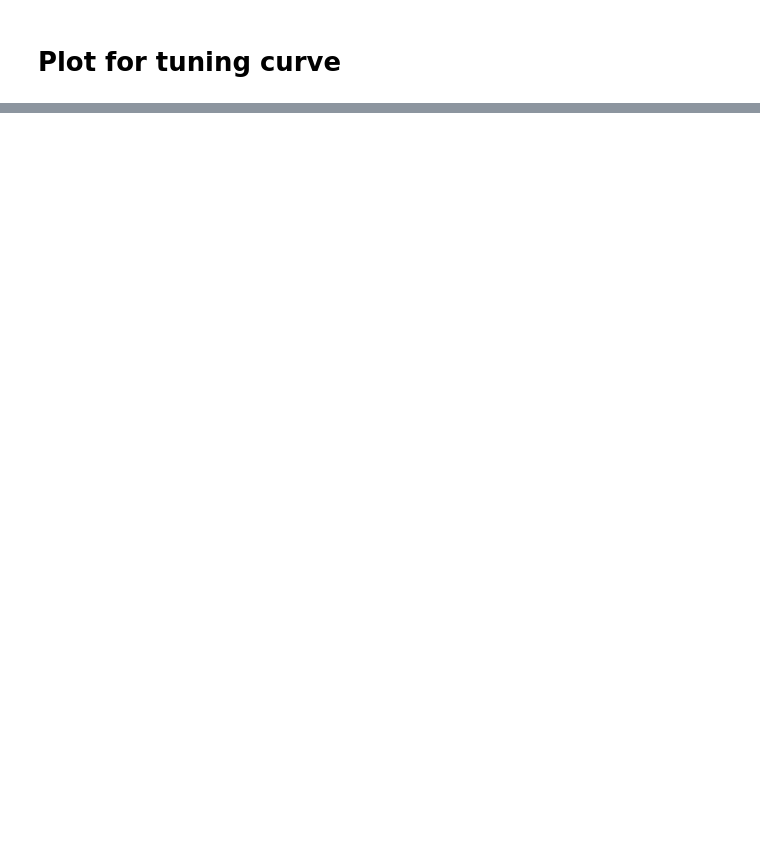
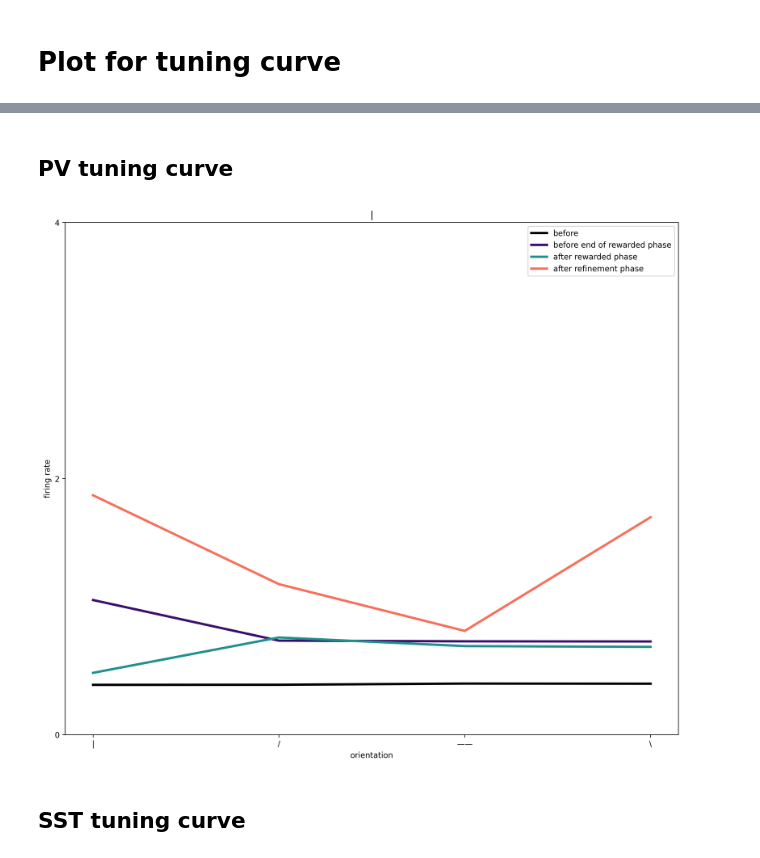
Before and after one commit to Math-568-project/interneuron_circuits_plasticity, a Jupyter notebook: plot.ipynb, the cells around one changed output, grey strips where cells are left out. Drawn from its saved outputs; the diff is of its cells as text; code cells hidden in the pictures; blank space fills up the shorter version.

```diff
--- a/plot.ipynb
+++ b/plot.ipynb
@@ -197,0 +192,13 @@ plot_tuningcurves(tunings_initial, tuning_rewardend, tuning_after_rewardend, tun
+# %% [markdown]
+## PV tuning curve
+# %%
+pv_tunings_initial = results['PVtuning_initial']
+pv_tuning_rewardend = results['PVtuning_rewardend']
+pv_tuning_after_rewardend = results['PVtuning_after_rewardend']
+pv_tunings_final = results['PVtuning_final']
+# %%
+plot_tuningcurves(pv_tunings_initial, pv_tuning_rewardend, pv_tuning_after_rewardend, pv_tunings_final, N_pop=1, N_neurons=120)
+# %% [output]
+[figure, added]
+# %% [markdown]
+## SST tuning curve
```
Also changed, not shown: parts of 17 cells of this notebook, 7 other files.
